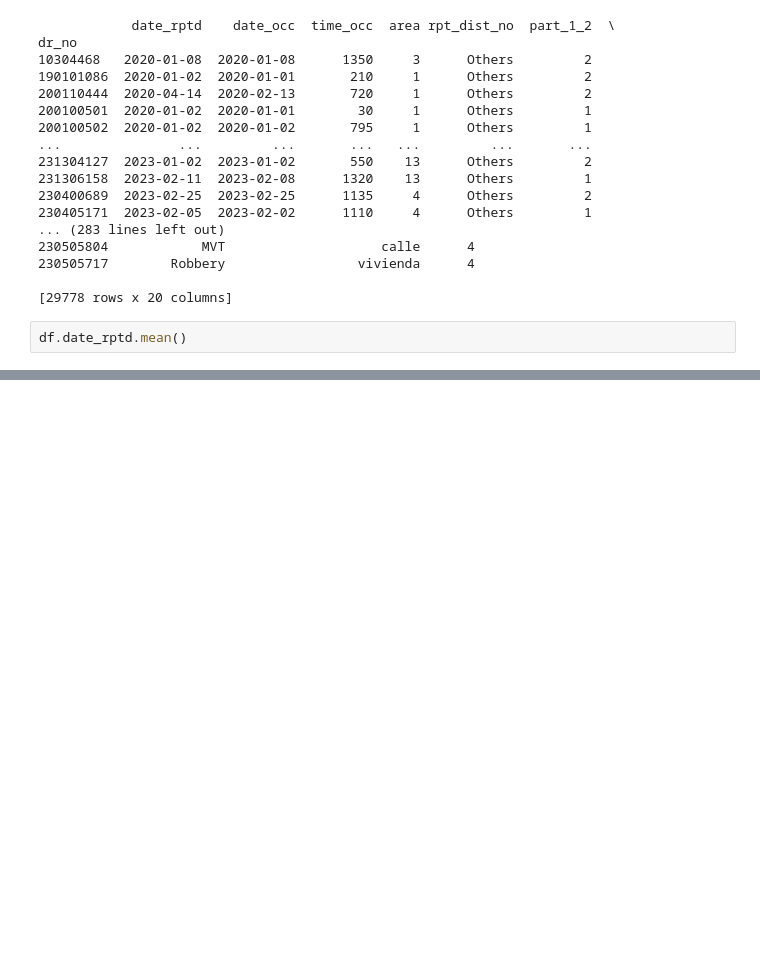
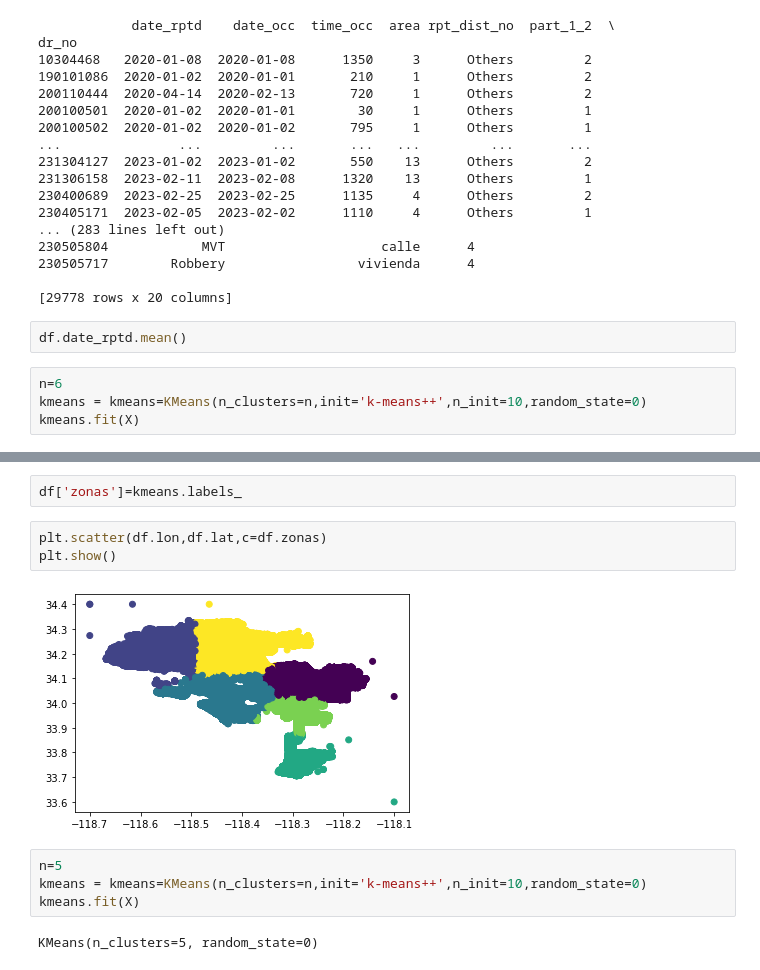
Before and after one commit to bluterplay/LAPD, a Jupyter notebook: sprint2/Clusters.ipynb, the cells around one changed output, grey strips where cells are left out. Drawn from its saved outputs; the diff is of its cells as text; blank space fills up the shorter version.

Commit message:
InicioCluster6

```diff
--- a/sprint2/Clusters.ipynb
+++ b/sprint2/Clusters.ipynb
@@ -93,3 +93,7 @@ dr_no
 [29778 rows x 20 columns]
 # %%
 df.date_rptd.mean()
+# %%
+n=6
+kmeans = kmeans=KMeans(n_clusters=n,init='k-means++',n_init=10,random_state=0)
+kmeans.fit(X)
@@ -95,0 +112,13 @@ df.date_rptd.mean()
+# %%
+df['zonas']=kmeans.labels_
+# %%
+plt.scatter(df.lon,df.lat,c=df.zonas)
+plt.show()
+# %% [output]
+[figure, added]
+# %%
+n=5
+kmeans = kmeans=KMeans(n_clusters=n,init='k-means++',n_init=10,random_state=0)
+kmeans.fit(X)
+# %% [output]
+KMeans(n_clusters=5, random_state=0)
```
Also changed, not shown: parts of 5 cells of this notebook.
